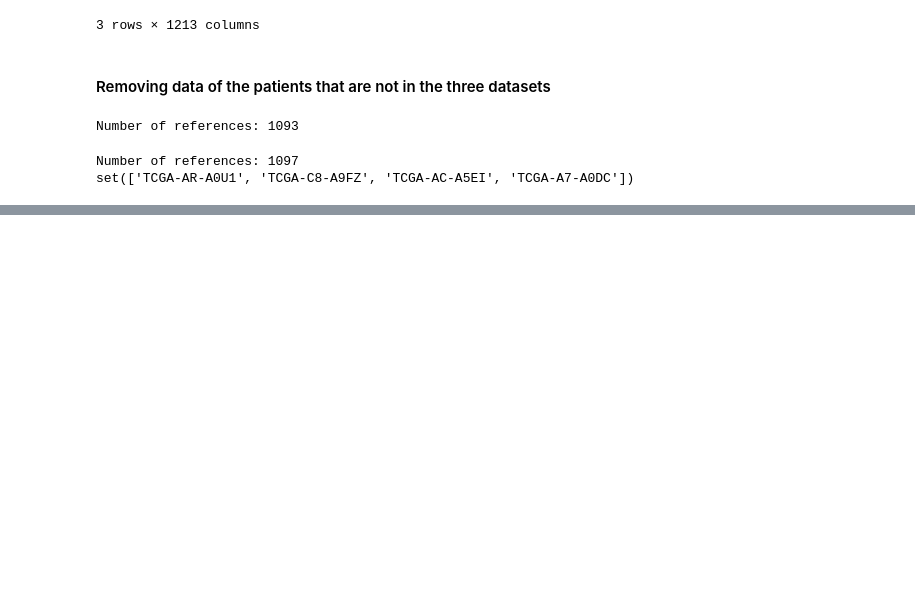
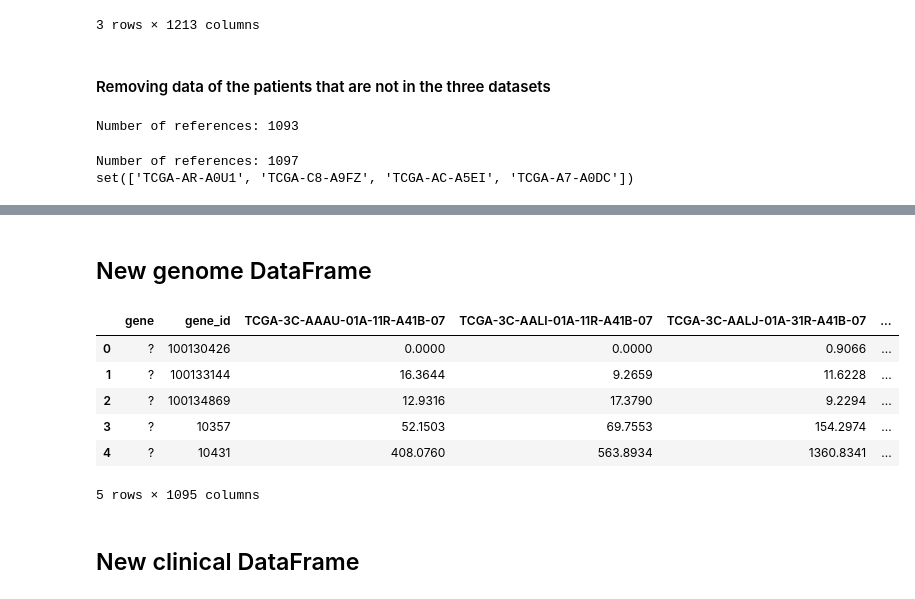
Before and after one commit to sharbatc/cancer_dataviz, a Jupyter notebook: prelim.ipynb, the cells around one changed output, grey strips where cells are left out. Cells and saved outputs as stored; diff of their text form; code cells hidden in the pictures; blank space fills up the shorter version.

```diff
--- a/prelim.ipynb
+++ b/prelim.ipynb
@@ -133,0 +122,27 @@ df_genome[[duplicates_full[0],duplicates_full[1]]].head()
+# %% [markdown]
+## New genome DataFrame
+# %%
+#Since we are only going to focus on the primary solid tumor (01), we can get rid of the other references with 11 and 06
+df_genome_new = df_genome[["Hybridization_REF"]+[val for val in df_genome.columns.tolist()[1:] if val[13:15]=="01"]].iloc[1:].copy()
+# %%
+df_genome_new.reset_index(drop=True,inplace=True)
+# %%
+#Splitting the Hybridization_REF in order to have gene_id and gene_id_reference
+list_gene = [val.split("|")[0] for val in df_genome_new["Hybridization_REF"].tolist()]
+list_gene_id = [val.split("|")[1] for val in df_genome_new["Hybridization_REF"].tolist()]
+df_genome_new["gene"] = list_gene
+df_genome_new["gene_id"] = list_gene_id
+# %%
+cols = df_genome_new.columns.tolist()
+df_genome_new = df_genome_new[[cols[-2]]+[cols[-1]] + cols[:-2]]
+del df_genome_new["Hybridization_REF"]
+# %%
+df_genome_new.head()
+# %% [output]
+|  | gene | gene_id | TCGA-3C-AAAU-01A-11R-A41B-07 | TCGA-3C-AALI-01A-11R-A41B-07 | TCGA-3C-AALJ-01A-31R-A41B-07 | ... |
+| 0 | ? | 100130426 | 0.0000 | 0.0000 | 0.9066 | ... |
+| 1 | ? | 100133144 | 16.3644 | 9.2659 | 11.6228 | ... |
+| 2 | ? | 100134869 | 12.9316 | 17.3790 | 9.2294 | ... |
+| 3 | ? | 10357 | 52.1503 | 69.7553 | 154.2974 | ... |
+| 4 | ? | 10431 | 408.0760 | 563.8934 | 1360.8341 | ... |
+5 rows × 1095 columns
@@ -133,0 +151,2 @@ df_genome[[duplicates_full[0],duplicates_full[1]]].head()
+# %% [markdown]
+## New clinical DataFrame
```
Also changed, not shown: parts of 22 cells of this notebook.
